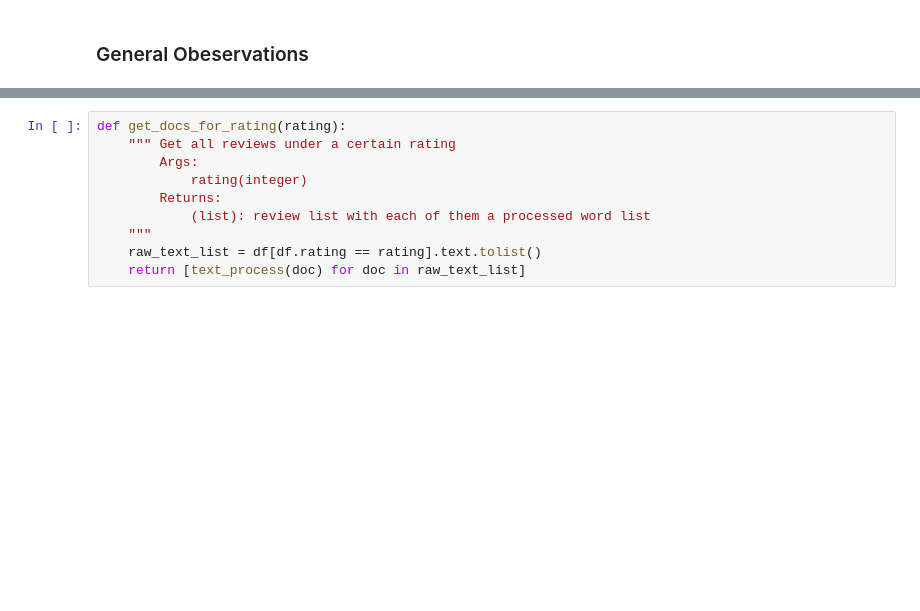
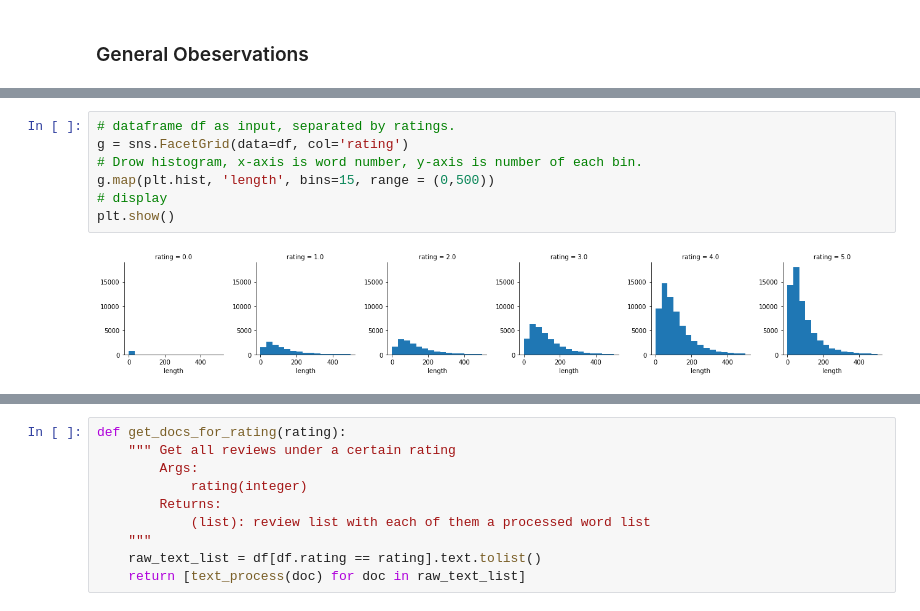
Before and after one commit to lulu2184/yelp-reviews-rating-prediction, a Jupyter notebook: restaurant_review_analysis.ipynb, the cells around one changed output, grey strips where cells are left out. Cells and saved outputs as stored; diff of their text form; blank space fills up the shorter version.

```diff
--- a/restaurant_review_analysis.ipynb
+++ b/restaurant_review_analysis.ipynb
@@ -246,0 +261,9 @@ def text_process(text):
+# %%
+# dataframe df as input, separated by ratings.
+g = sns.FacetGrid(data=df, col='rating')
+# Drow histogram, x-axis is word number, y-axis is number of each bin.
+g.map(plt.hist, 'length', bins=15, range = (0,500))
+# display
+plt.show()
+# %% [output]
+[figure, added]
```
Also changed, not shown: parts of 24 cells of this notebook.
